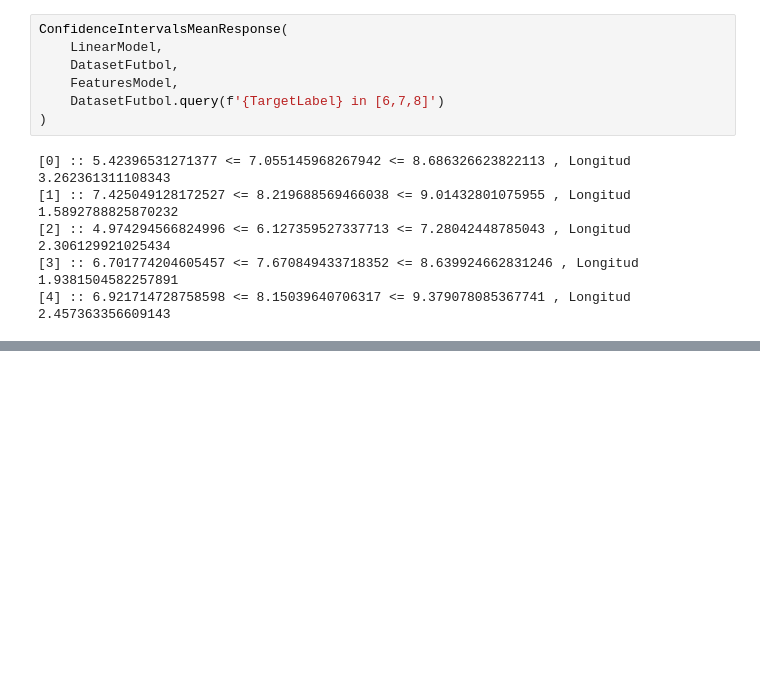
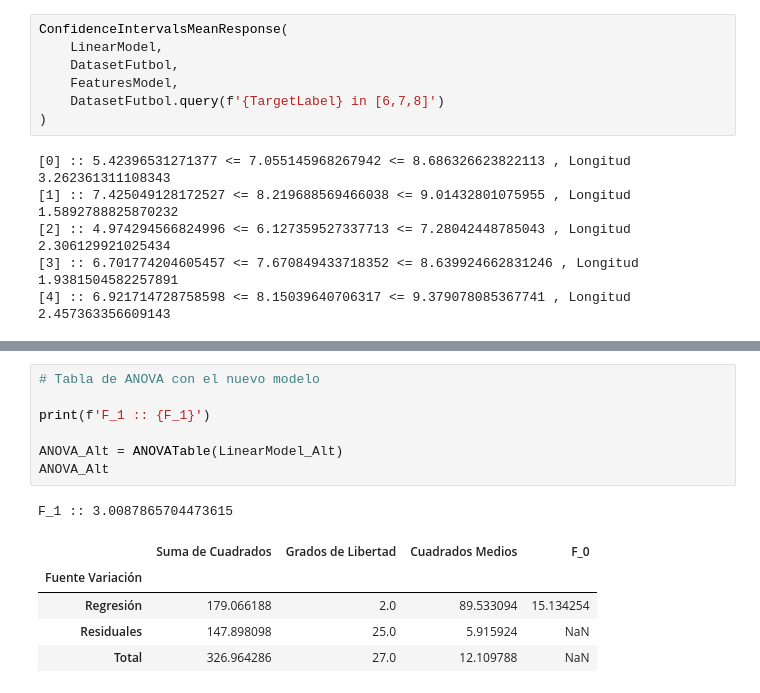
Before and after one commit to alexisuaguilaru/EstadisticaMultivariada, a Jupyter notebook: RegresionMultiple/Tareas/Tarea_01.ipynb, the cells around one changed output, grey strips where cells are left out. Saved outputs shown, nothing was run; the diff lists cells and outputs as text; blank space fills up the shorter version.

```diff
--- a/RegresionMultiple/Tareas/Tarea_01.ipynb
+++ b/RegresionMultiple/Tareas/Tarea_01.ipynb
@@ -526,0 +552,14 @@ ConfidenceIntervalsMeanResponse(
+# %%
+# Tabla de ANOVA con el nuevo modelo
+
+print(f'F_1 :: {F_1}')
+
+ANOVA_Alt = ANOVATable(LinearModel_Alt)
+ANOVA_Alt
+# %% [output]
+F_1 :: 3.0087865704473615
+|  | Suma de Cuadrados | Grados de Libertad | Cuadrados Medios | F_0 |
+| Fuente Variación |  |  |  |  |
+| Regresión | 179.066188 | 2.0 | 89.533094 | 15.134254 |
+| Residuales | 147.898098 | 25.0 | 5.915924 | NaN |
+| Total | 326.964286 | 27.0 | 12.109788 | NaN |
```
Also changed, not shown: parts of 17 cells of this notebook.
